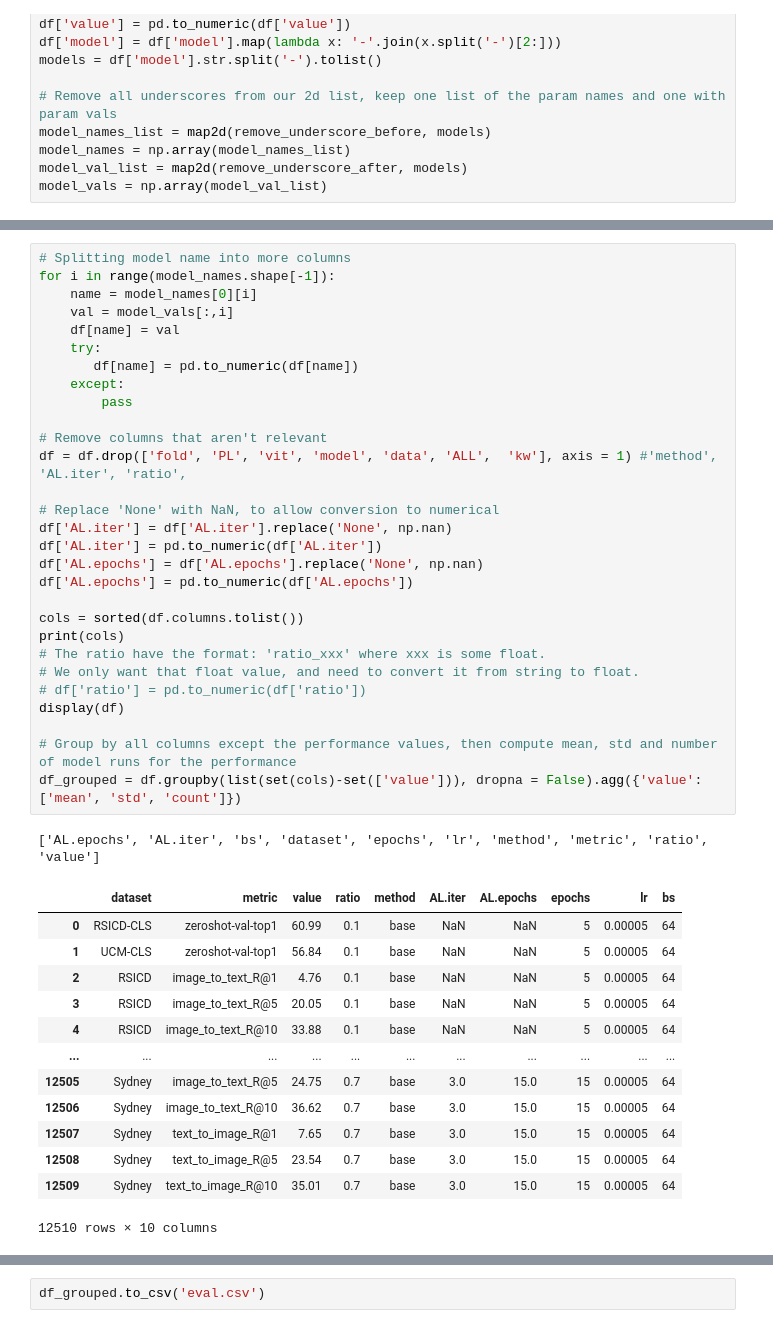
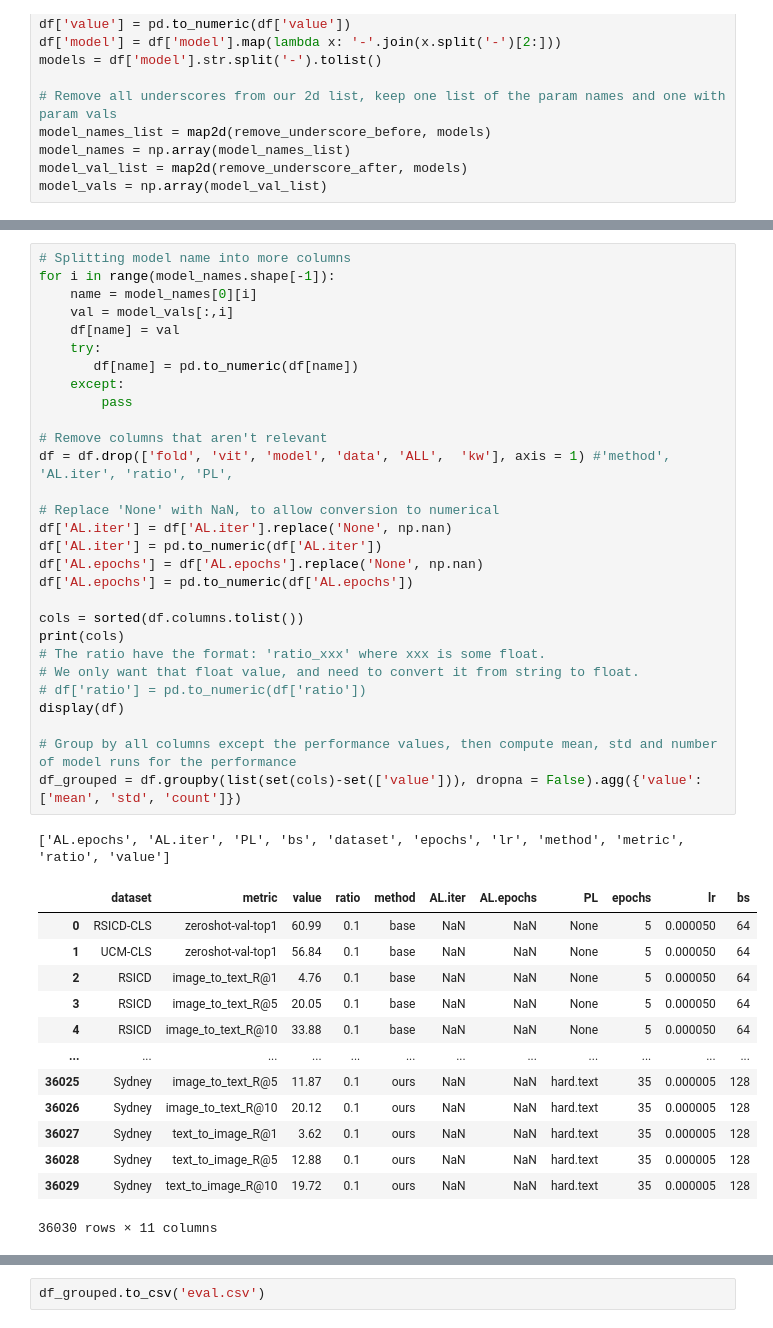
Before and after one commit to nataliehh/thesis2023-2024, a Jupyter notebook: results_analysis.ipynb, the cells around one changed output, grey strips where cells are left out. Cells and saved outputs as stored; diff of their text form.

```diff
--- a/results_analysis.ipynb
+++ b/results_analysis.ipynb
@@ -36,47 +36,47 @@ model_vals.shape, model_names.shape
 # %%
 # Splitting model name into more columns
 for i in range(model_names.shape[-1]):
     name = model_names[0][i]
     val = model_vals[:,i]
     df[name] = val
     try:
        df[name] = pd.to_numeric(df[name])
     except:
         pass
 
 # Remove columns that aren't relevant
-df = df.drop(['fold', 'PL', 'vit', 'model', 'data', 'ALL',  'kw'], axis = 1) #'method', 'AL.iter', 'ratio',
+df = df.drop(['fold', 'vit', 'model', 'data', 'ALL',  'kw'], axis = 1) #'method', 'AL.iter', 'ratio', 'PL',
 
 # Replace 'None' with NaN, to allow conversion to numerical
 df['AL.iter'] = df['AL.iter'].replace('None', np.nan)
 df['AL.iter'] = pd.to_numeric(df['AL.iter'])
 df['AL.epochs'] = df['AL.epochs'].replace('None', np.nan)
 df['AL.epochs'] = pd.to_numeric(df['AL.epochs'])
 
 cols = sorted(df.columns.tolist())
 print(cols)
 # The ratio have the format: 'ratio_xxx' where xxx is some float.
 # We only want that float value, and need to convert it from string to float.
 # df['ratio'] = pd.to_numeric(df['ratio'])
 display(df)
 
 # Group by all columns except the performance values, then compute mean, std and number of model runs for the performance
 df_grouped = df.groupby(list(set(cols)-set(['value'])), dropna = False).agg({'value':['mean', 'std', 'count']})
 # %% [output]
-['AL.epochs', 'AL.iter', 'bs', 'dataset', 'epochs', 'lr', 'method', 'metric', 'ratio', 'value']
+['AL.epochs', 'AL.iter', 'PL', 'bs', 'dataset', 'epochs', 'lr', 'method', 'metric', 'ratio', 'value']
-|  | dataset | metric | value | ratio | method | AL.iter | AL.epochs | epochs | lr | bs |
-| 0 | RSICD-CLS | zeroshot-val-top1 | 60.99 | 0.1 | base | NaN | NaN | 5 | 0.00005 | 64 |
-| 1 | UCM-CLS | zeroshot-val-top1 | 56.84 | 0.1 | base | NaN | NaN | 5 | 0.00005 | 64 |
-| 2 | RSICD | image_to_text_R@1 | 4.76 | 0.1 | base | NaN | NaN | 5 | 0.00005 | 64 |
-| 3 | RSICD | image_to_text_R@5 | 20.05 | 0.1 | base | NaN | NaN | 5 | 0.00005 | 64 |
-| 4 | RSICD | image_to_text_R@10 | 33.88 | 0.1 | base | NaN | NaN | 5 | 0.00005 | 64 |
-| ... | ... | ... | ... | ... | ... | ... | ... | ... | ... | ... |
-| 12505 | Sydney | image_to_text_R@5 | 24.75 | 0.7 | base | 3.0 | 15.0 | 15 | 0.00005 | 64 |
-| 12506 | Sydney | image_to_text_R@10 | 36.62 | 0.7 | base | 3.0 | 15.0 | 15 | 0.00005 | 64 |
-| 12507 | Sydney | text_to_image_R@1 | 7.65 | 0.7 | base | 3.0 | 15.0 | 15 | 0.00005 | 64 |
-| 12508 | Sydney | text_to_image_R@5 | 23.54 | 0.7 | base | 3.0 | 15.0 | 15 | 0.00005 | 64 |
-| 12509 | Sydney | text_to_image_R@10 | 35.01 | 0.7 | base | 3.0 | 15.0 | 15 | 0.00005 | 64 |
+|  | dataset | metric | value | ratio | method | AL.iter | AL.epochs | PL | epochs | lr | bs |
+| 0 | RSICD-CLS | zeroshot-val-top1 | 60.99 | 0.1 | base | NaN | NaN | None | 5 | 0.000050 | 64 |
+| 1 | UCM-CLS | zeroshot-val-top1 | 56.84 | 0.1 | base | NaN | NaN | None | 5 | 0.000050 | 64 |
+| 2 | RSICD | image_to_text_R@1 | 4.76 | 0.1 | base | NaN | NaN | None | 5 | 0.000050 | 64 |
+| 3 | RSICD | image_to_text_R@5 | 20.05 | 0.1 | base | NaN | NaN | None | 5 | 0.000050 | 64 |
+| 4 | RSICD | image_to_text_R@10 | 33.88 | 0.1 | base | NaN | NaN | None | 5 | 0.000050 | 64 |
+| ... | ... | ... | ... | ... | ... | ... | ... | ... | ... | ... | ... |
+| 36025 | Sydney | image_to_text_R@5 | 11.87 | 0.1 | ours | NaN | NaN | hard.text | 35 | 0.000005 | 128 |
+| 36026 | Sydney | image_to_text_R@10 | 20.12 | 0.1 | ours | NaN | NaN | hard.text | 35 | 0.000005 | 128 |
+| 36027 | Sydney | text_to_image_R@1 | 3.62 | 0.1 | ours | NaN | NaN | hard.text | 35 | 0.000005 | 128 |
+| 36028 | Sydney | text_to_image_R@5 | 12.88 | 0.1 | ours | NaN | NaN | hard.text | 35 | 0.000005 | 128 |
+| 36029 | Sydney | text_to_image_R@10 | 19.72 | 0.1 | ours | NaN | NaN | hard.text | 35 | 0.000005 | 128 |
-12510 rows × 10 columns
+36030 rows × 11 columns
 # %%
 display(df_grouped)
 # %% [output]
```
Also changed, not shown: parts of 10 cells of this notebook, 1 other file.
